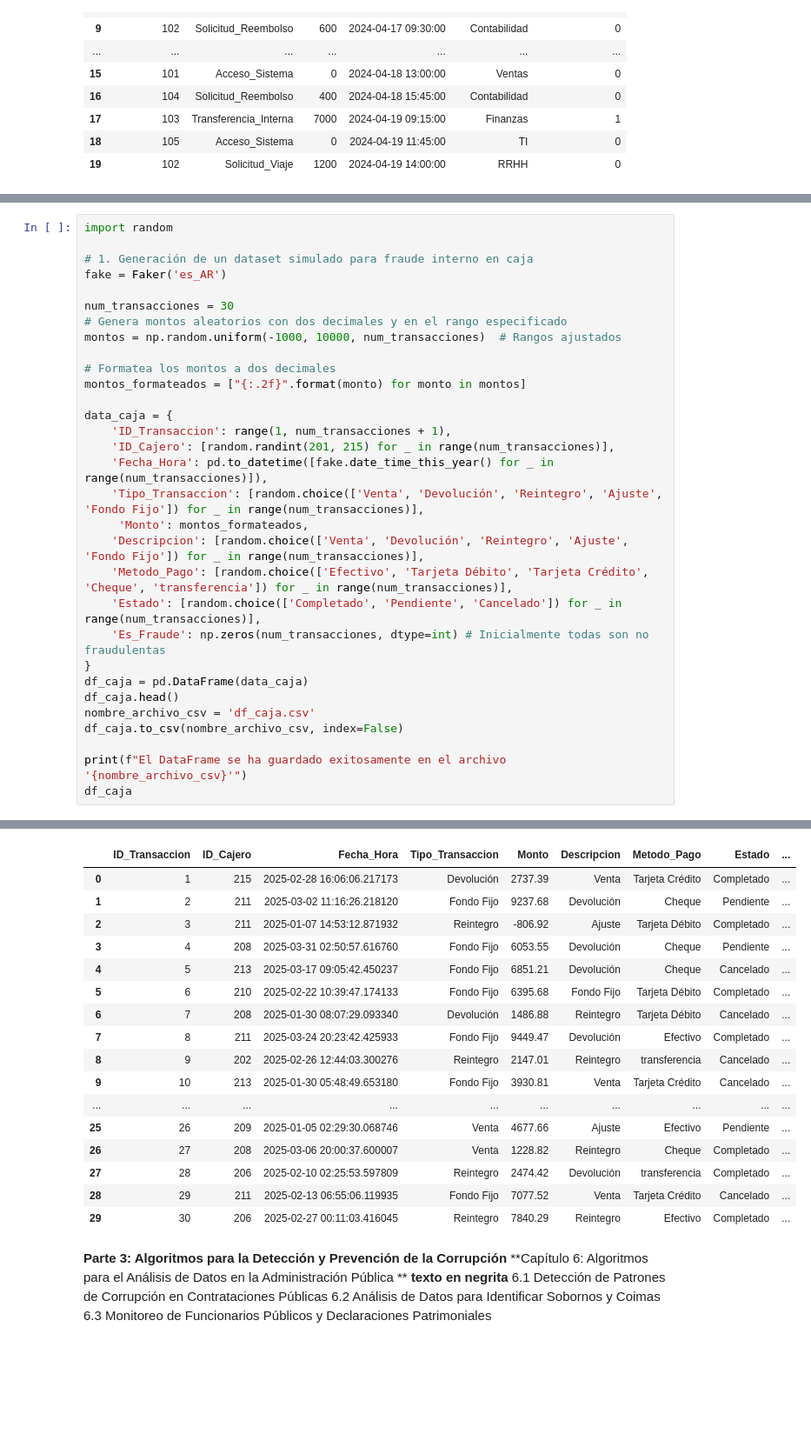
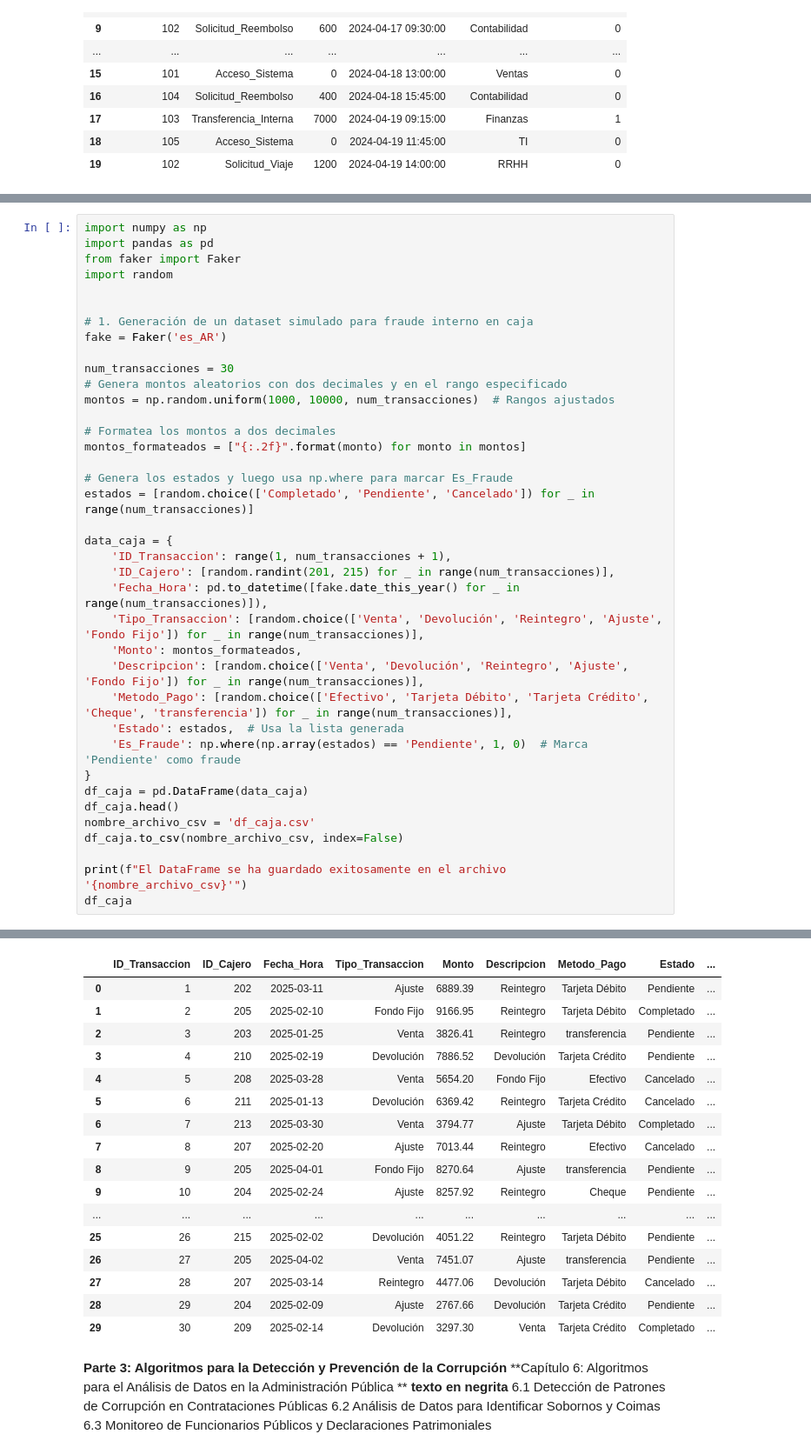
Before and after one commit to Viny2030/Libro_Algoritmos_contra_fraude_corrupcion, a Jupyter notebook: datasetlibro.ipynb, the cells around one changed output, grey strips where cells are left out. Shown at 87% size. Saved outputs shown, nothing was run; the diff lists cells and outputs as text; blank space fills up the shorter version.

```diff
--- a/datasetlibro.ipynb
+++ b/datasetlibro.ipynb
@@ -775,53 +762,60 @@ El DataFrame se ha guardado exitosamente en el archivo 'df_rendiciones1.csv'
 # %%
+import numpy as np
+import pandas as pd
+from faker import Faker
 import random
+
 
 # 1. Generación de un dataset simulado para fraude interno en caja
 fake = Faker('es_AR')
 
 num_transacciones = 30
 # Genera montos aleatorios con dos decimales y en el rango especificado
-montos = np.random.uniform(-1000, 10000, num_transacciones)  # Rangos ajustados
+montos = np.random.uniform(1000, 10000, num_transacciones)  # Rangos ajustados
 
 # Formatea los montos a dos decimales
 montos_formateados = ["{:.2f}".format(monto) for monto in montos]
 
+# Genera los estados y luego usa np.where para marcar Es_Fraude
+estados = [random.choice(['Completado', 'Pendiente', 'Cancelado']) for _ in range(num_transacciones)]
+
 data_caja = {
     'ID_Transaccion': range(1, num_transacciones + 1),
     'ID_Cajero': [random.randint(201, 215) for _ in range(num_transacciones)],
-    'Fecha_Hora': pd.to_datetime([fake.date_time_this_year() for _ in range(num_transacciones)]),
+    'Fecha_Hora': pd.to_datetime([fake.date_this_year() for _ in range(num_transacciones)]),
     'Tipo_Transaccion': [random.choice(['Venta', 'Devolución', 'Reintegro', 'Ajuste', 'Fondo Fijo']) for _ in range(num_transacciones)],
-     'Monto': montos_formateados,
+    'Monto': montos_formateados,
     'Descripcion': [random.choice(['Venta', 'Devolución', 'Reintegro', 'Ajuste', 'Fondo Fijo']) for _ in range(num_transacciones)],
     'Metodo_Pago': [random.choice(['Efectivo', 'Tarjeta Débito', 'Tarjeta Crédito', 'Cheque', 'transferencia']) for _ in range(num_transacciones)],
-    'Estado': [random.choice(['Completado', 'Pendiente', 'Cancelado']) for _ in range(num_transacciones)],
-    'Es_Fraude': np.zeros(num_transacciones, dtype=int) # Inicialmente todas son no fraudulentas
+    'Estado': estados,  # Usa la lista generada
+    'Es_Fraude': np.where(np.array(estados) == 'Pendiente', 1, 0)  # Marca 'Pendiente' como fraude
 }
 df_caja = pd.DataFrame(data_caja)
 df_caja.head()
 nombre_archivo_csv = 'df_caja.csv'
 df_caja.to_csv(nombre_archivo_csv, index=False)
 
 print(f"El DataFrame se ha guardado exitosamente en el archivo '{nombre_archivo_csv}'")
 df_caja
 # %% [output]
 El DataFrame se ha guardado exitosamente en el archivo 'df_caja.csv'
 |  | ID_Transaccion | ID_Cajero | Fecha_Hora | Tipo_Transaccion | Monto | Descripcion | Metodo_Pago | Estado | ... |
-| 0 | 1 | 215 | 2025-02-28 16:06:06.217173 | Devolución | 2737.39 | Venta | Tarjeta Crédito | Completado | ... |
-| 1 | 2 | 211 | 2025-03-02 11:16:26.218120 | Fondo Fijo | 9237.68 | Devolución | Cheque | Pendiente | ... |
-| 2 | 3 | 211 | 2025-01-07 14:53:12.871932 | Reintegro | -806.92 | Ajuste | Tarjeta Débito | Completado | ... |
-| 3 | 4 | 208 | 2025-03-31 02:50:57.616760 | Fondo Fijo | 6053.55 | Devolución | Cheque | Pendiente | ... |
-| 4 | 5 | 213 | 2025-03-17 09:05:42.450237 | Fondo Fijo | 6851.21 | Devolución | Cheque | Cancelado | ... |
-| 5 | 6 | 210 | 2025-02-22 10:39:47.174133 | Fondo Fijo | 6395.68 | Fondo Fijo | Tarjeta Débito | Completado | ... |
-| 6 | 7 | 208 | 2025-01-30 08:07:29.093340 | Devolución | 1486.88 | Reintegro | Tarjeta Débito | Cancelado | ... |
-| 7 | 8 | 211 | 2025-03-24 20:23:42.425933 | Fondo Fijo | 9449.47 | Devolución | Efectivo | Completado | ... |
-| 8 | 9 | 202 | 2025-02-26 12:44:03.300276 | Reintegro | 2147.01 | Reintegro | transferencia | Cancelado | ... |
-| 9 | 10 | 213 | 2025-01-30 05:48:49.653180 | Fondo Fijo | 3930.81 | Venta | Tarjeta Crédito | Cancelado | ... |
+| 0 | 1 | 202 | 2025-03-11 | Ajuste | 6889.39 | Reintegro | Tarjeta Débito | Pendiente | ... |
+| 1 | 2 | 205 | 2025-02-10 | Fondo Fijo | 9166.95 | Reintegro | Tarjeta Débito | Completado | ... |
+| 2 | 3 | 203 | 2025-01-25 | Venta | 3826.41 | Reintegro | transferencia | Pendiente | ... |
+| 3 | 4 | 210 | 2025-02-19 | Devolución | 7886.52 | Devolución | Tarjeta Crédito | Pendiente | ... |
+| 4 | 5 | 208 | 2025-03-28 | Venta | 5654.20 | Fondo Fijo | Efectivo | Cancelado | ... |
+| 5 | 6 | 211 | 2025-01-13 | Devolución | 6369.42 | Reintegro | Tarjeta Crédito | Cancelado | ... |
+| 6 | 7 | 213 | 2025-03-30 | Venta | 3794.77 | Ajuste | Tarjeta Débito | Completado | ... |
+| 7 | 8 | 207 | 2025-02-20 | Ajuste | 7013.44 | Reintegro | Efectivo | Cancelado | ... |
+| 8 | 9 | 205 | 2025-04-01 | Fondo Fijo | 8270.64 | Ajuste | transferencia | Pendiente | ... |
+| 9 | 10 | 204 | 2025-02-24 | Ajuste | 8257.92 | Reintegro | Cheque | Pendiente | ... |
 | ... | ... | ... | ... | ... | ... | ... | ... | ... | ... |
-| 25 | 26 | 209 | 2025-01-05 02:29:30.068746 | Venta | 4677.66 | Ajuste | Efectivo | Pendiente | ... |
-| 26 | 27 | 208 | 2025-03-06 20:00:37.600007 | Venta | 1228.82 | Reintegro | Cheque | Completado | ... |
-| 27 | 28 | 206 | 2025-02-10 02:25:53.597809 | Reintegro | 2474.42 | Devolución | transferencia | Completado | ... |
-| 28 | 29 | 211 | 2025-02-13 06:55:06.119935 | Fondo Fijo | 7077.52 | Venta | Tarjeta Crédito | Cancelado | ... |
-| 29 | 30 | 206 | 2025-02-27 00:11:03.416045 | Reintegro | 7840.29 | Reintegro | Efectivo | Completado | ... |
+| 25 | 26 | 215 | 2025-02-02 | Devolución | 4051.22 | Reintegro | Tarjeta Débito | Pendiente | ... |
+| 26 | 27 | 205 | 2025-04-02 | Venta | 7451.07 | Ajuste | transferencia | Pendiente | ... |
+| 27 | 28 | 207 | 2025-03-14 | Reintegro | 4477.06 | Devolución | Tarjeta Débito | Cancelado | ... |
+| 28 | 29 | 204 | 2025-02-09 | Ajuste | 2767.66 | Devolución | Tarjeta Crédito | Pendiente | ... |
+| 29 | 30 | 209 | 2025-02-14 | Devolución | 3297.30 | Venta | Tarjeta Crédito | Completado | ... |
 # %% [markdown]
 **Parte 3: Algoritmos para la Detección y Prevención de la Corrupción**
 **Capítulo 6: Algoritmos para el Análisis de Datos en la Administración Pública ** **texto en negrita**
```
Also changed, not shown: parts of 18 cells of this notebook.
